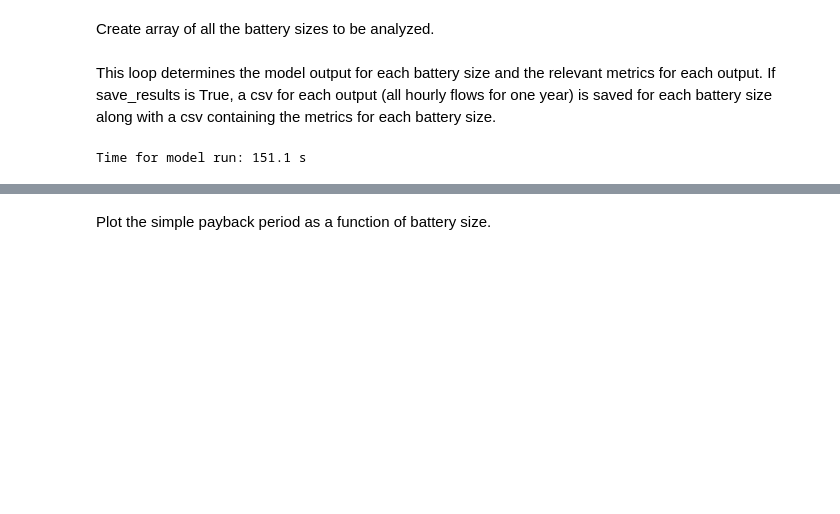
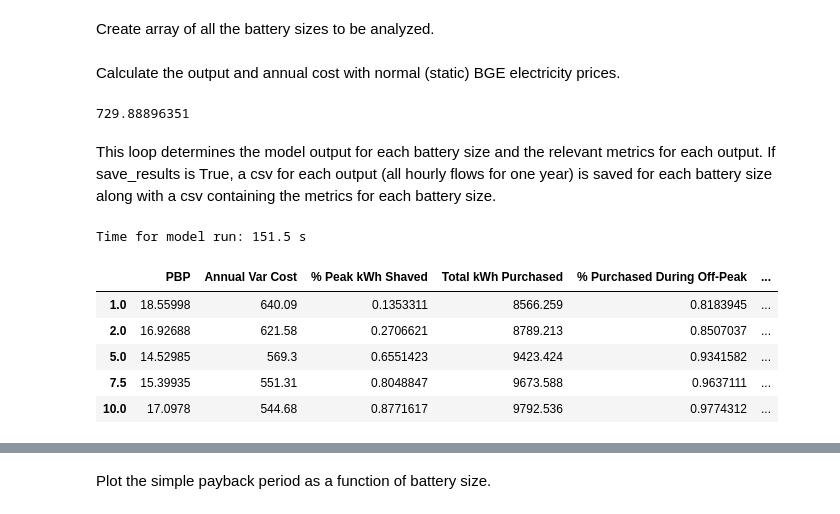
Before and after one commit to CoryVegan/demandside_storage, a Jupyter notebook: analysis.ipynb, the cells around one changed output, grey strips where cells are left out. Cells and saved outputs as stored; diff of their text form; code cells hidden in the pictures; blank space fills up the shorter version.

```diff
--- a/analysis.ipynb
+++ b/analysis.ipynb
@@ -54,10 +55,19 @@ Create array of all the battery sizes to be analyzed.
 # %%
 battery_sizes = [1., 2., 5., 7.5, 10., 15., 20., 25., 30.]
 max_dod = .2
+# %% [markdown]
+Calculate the output and annual cost with normal (static) BGE electricity prices.
+# %%
+R_output = TOU_pricing.main('R',False)
+R_annual_cost = np.sum(R_output['USAGE'] * R_output['cost'])
+print R_annual_cost
+# %% [output]
+729.88896351
 # %% [markdown]
 This loop determines the model output for each battery size and the relevant metrics for each output.  If save_results is True, a csv for each output (all hourly flows for one year) is saved for each battery size along with a csv containing the metrics for each battery size.
 # %%
-save_results = True
+save_results = False
+
 t0 = time.time()
 
 for i, bat_size in enumerate(battery_sizes):
@@ -94,11 +104,23 @@ for i, bat_size in enumerate(battery_sizes):
     all_metrics['Peak kWh Shaved'][bat_size] = metrics['Peak kWh Shaved']
     all_metrics['% Peak kWh Shaved'][bat_size] = metrics['% Peak kWh Shaved']
     all_metrics['PBP'][bat_size] = metrics['PBP']
+    all_metrics['Annual Savings'][bat_size] = metrics['Annual Savings']
+    all_metrics['% Annual Cost Savings'][bat_size] = metrics['% Annual Cost Savings']
 
 if save_results == True: all_metrics.to_csv('results/storage_size/all_metrics_storage_size.csv')
 
 t1 = time.time()
-
 print 'Time for model run:',round(t1-t0,1),'s'
 # %% [output]
-Time for model run: 151.1 s
+Time for model run: 151.5 s
+# %%
+# We now have a Pandas DataFrame containing metrics that describe the system performance
+# indexed by battery size.
+all_metrics.head()
+# %% [output]
+|  | PBP | Annual Var Cost | % Peak kWh Shaved | Total kWh Purchased | % Purchased During Off-Peak | ... |
+| 1.0 | 18.55998 | 640.09 | 0.1353311 | 8566.259 | 0.8183945 | ... |
+| 2.0 | 16.92688 | 621.58 | 0.2706621 | 8789.213 | 0.8507037 | ... |
+| 5.0 | 14.52985 | 569.3 | 0.6551423 | 9423.424 | 0.9341582 | ... |
+| 7.5 | 15.39935 | 551.31 | 0.8048847 | 9673.588 | 0.9637111 | ... |
+| 10.0 | 17.0978 | 544.68 | 0.8771617 | 9792.536 | 0.9774312 | ... |
```
Also changed, not shown: parts of 18 cells of this notebook, 8 other files.
